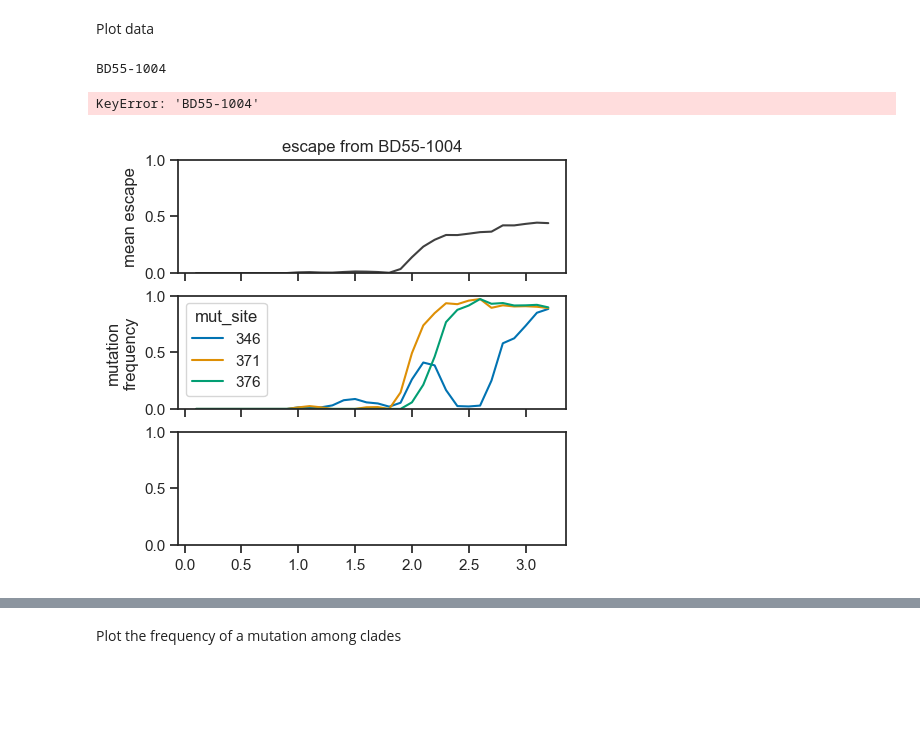
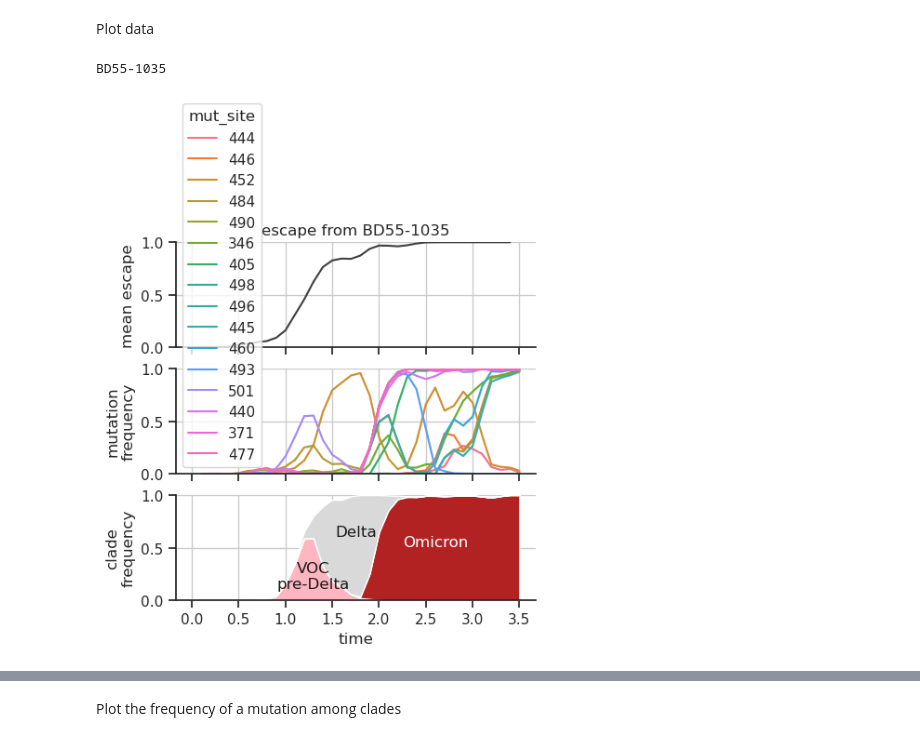
Before and after one commit to matsengrp/ncov-ab-escape, a Jupyter notebook: analysis_code_3K_HH2.ipynb, the cells around one changed output, grey strips where cells are left out. Drawn from its saved outputs; the diff is of its cells as text; code cells hidden in the pictures; blank space fills up the shorter version.

Commit message:
need lookover on the mut-site cells in validation notebook so it can be cleaned up

```diff
--- a/analysis_code_3K_HH2.ipynb
+++ b/analysis_code_3K_HH2.ipynb
@@ -1231,10 +879,15 @@ escape_df[
+# %%
+leftSides = pd.read_csv("./Results/FinalResults/list_of_left_sides_of_windows.csv")
+list_of_left_sides_of_windows = leftSides['0'].tolist()
 # %% [markdown]
 For all sites with DMS data that escape the antibody, compute the correlation between the mutation's trajectory and the escape trajectory.
 # %%
 # Get a list of mutations to analyze
+window_width = 0.2
 mut_sites = list(site_escape_df[
     #(site_escape_df['escape'] > 0.9) &
-    (site_escape_df['antibody'] == antibody)
+    #(site_escape_df['antibody'] == antibody)
+    (site_escape_df['antibody'].isin(antibodies))
 ]['site'])
 
 # Compute the frequency of each mutation over time
@@ -1249,14 +902,16 @@ for left_side_of_window in list_of_left_sides_of_windows:
         (escape_df['antibody'] == antibody) &
         (escape_df['time'].between(left_side_of_window, right_side_of_window))
     ].copy()
-    data['aa_substitutions'].fillna('', inplace=True)
+    #all_aa_substitutions used to be aa_substitutions
+    data['all_aa_substitutions'].fillna('', inplace=True)
 
     # Record the frequency of each mutation
     for mut_site in mut_sites:
         mut_freq_dict['time'].append(center_of_window)
         mut_freq_dict['mut_site'].append(mut_site)
         mut_freq_dict['mut_freq'].append(
-            sum(data['aa_substitutions'].str.contains(f'\w{mut_site}\w')) / len(data)
+            #all_aa_substitutions used to be aa_substitutions
+            sum(data['all_aa_substitutions'].str.contains(f'\w{mut_site}\w')) / len(data)
         )
 
 mut_freq_df = pd.DataFrame(mut_freq_dict)
@@ -1287,11 +945,11 @@ clade_mut_freq_df['mut_freq'].fillna(0, inplace=True)
 # %%
 data = ab_window_data.merge(mut_freq_df, on='time')
-data['abs_error'] = abs(data['escape_score'] - data['mut_freq'])
+data['abs_error'] = abs(data['mean_escape'] - data['mut_freq'])
 corr_dict = defaultdict(list)
 for mut_site in mut_sites:
     data_i = data[data['mut_site'] == mut_site]
     mae = round(data_i['abs_error'].mean(), 2)
-    r = round(data_i['escape_score'].corr(data_i['mut_freq']), 2)
+    r = round(data_i['mean_escape'].corr(data_i['mut_freq']), 2)
     corr_dict['site'].append(mut_site)
     corr_dict['max_freq'].append(round(data_i['mut_freq'].max(), 2))
     corr_dict['mae'].append(mae)
@@ -1299,9 +957,20 @@ for mut_site in mut_sites:
 
 corr_df = pd.DataFrame(corr_dict)
 
+# ab_site_escape_df = site_escape_df[
+#     (site_escape_df['antibody'] == antibody)
+# ].copy()
+
+
+
 ab_site_escape_df = site_escape_df[
-    (site_escape_df['antibody'] == antibody)
+    site_escape_df['antibody'].isin(antibodies)
 ].copy()
+
+# Sort the DataFrame by the 'escape' column in descending order
+ab_site_escape_df = ab_site_escape_df.sort_values(by='escape', ascending=False)
+
+
 
 corr_df = corr_df.merge(ab_site_escape_df, on='site', how='left')
 corr_df['r'].fillna(0, inplace=True)
@@ -1324,0 +994,5 @@ corr_df.head(n=12)
+# %%
+#this shows count for sites, filter r value to get the sites you want.
+#IMPORTANT:
+data = corr_df[(corr_df['r'] > 0.2)& (corr_df['escape']>0.5) ]
+data['site'].value_counts()
@@ -1333,9 +1060,9 @@ print(antibody)
 )
 
 # Plot changes in escape score over time
-data = window_data[window_data['antibody'] == antibody].copy()
+data = ab_window_data[ab_window_data['antibody'] == antibody].copy()
 sns.lineplot(
-    x='time', y='escape_score', data=data, ax=axs[0], c='0.25'
+    x='time', y='mean_escape', data=data, ax=axs[0], c='0.25'
 )
 axs[0].set(
     ylabel=f'mean escape', ylim=[0,1],
@@ -1424,33 +1151,32 @@ clade_freqs_df.sort_values('time', inplace=True)
 dfs = []
 for params in clade_plotting_params[antibody]:
     (group_name, clade_strs, text_x, text_y, text_c) = params
     data = clade_freqs_df[
         clade_freqs_df['clade'].str.contains('|'.join(clade_strs))
     ].copy()
     data = data.groupby('time').sum(numeric_only=True)
     data['clade'] = group_name
     if group_name == '':
         data['freq'] = 0
     dfs.append(data)
     axs[2].text(
         text_x, text_y, group_name, c=text_c,
         ha='center', va='center'
     )
 
 axs[2].stackplot(
     dfs[0].index, dfs[0]['freq'], dfs[1]['freq'], dfs[2]['freq'],
     #labels=['VOCs pre-Delta', 'Omicron', 'Delta'],
     colors=['lightpink', 'firebrick', '0.85'],
     baseline='zero', #zorder=0
 )
 axs[2].set(xlabel='time', ylabel='clade\nfrequency')
 #axs[1].get_legend(bbox_to_anchor=(1,1))
 for i in range(3):
     axs[i].grid()
 
 sns.despine()
 plt.show()
 # %% [output]
-BD55-1004
+BD55-1035
-KeyError: 'BD55-1004'
-[figure, old version]
+[figure, new version]
```
Also changed, not shown: parts of 77 cells of this notebook, 4 other files.
